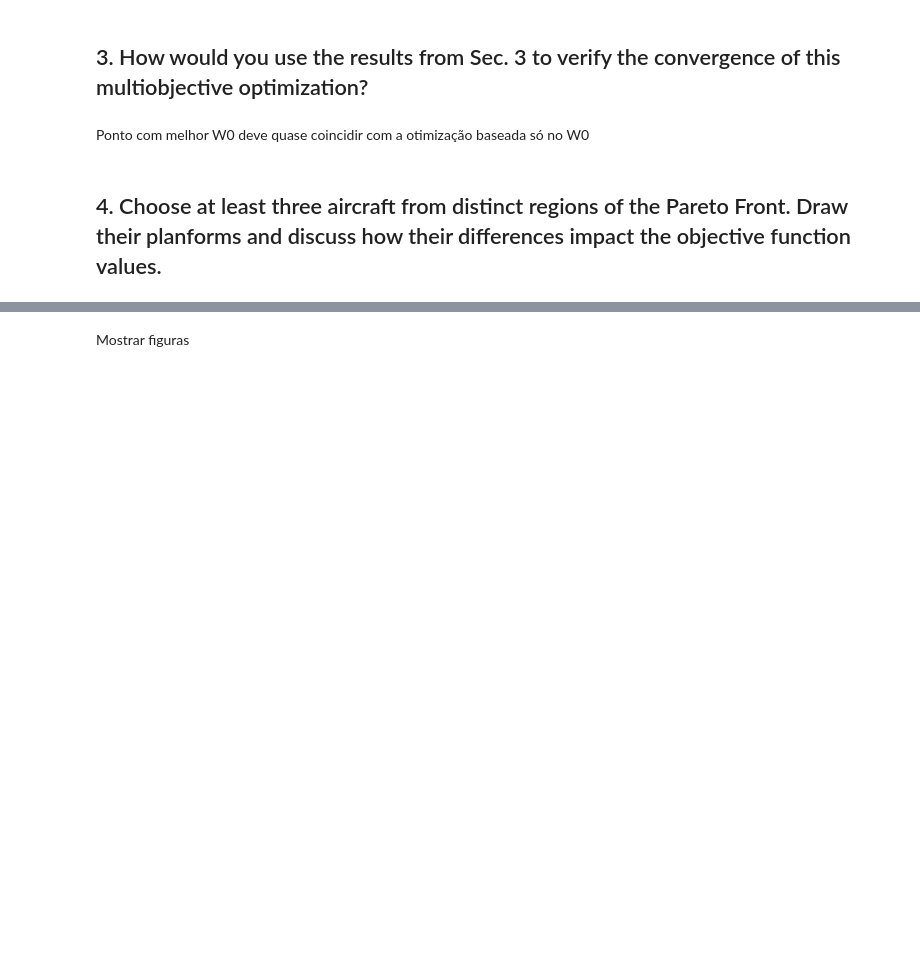
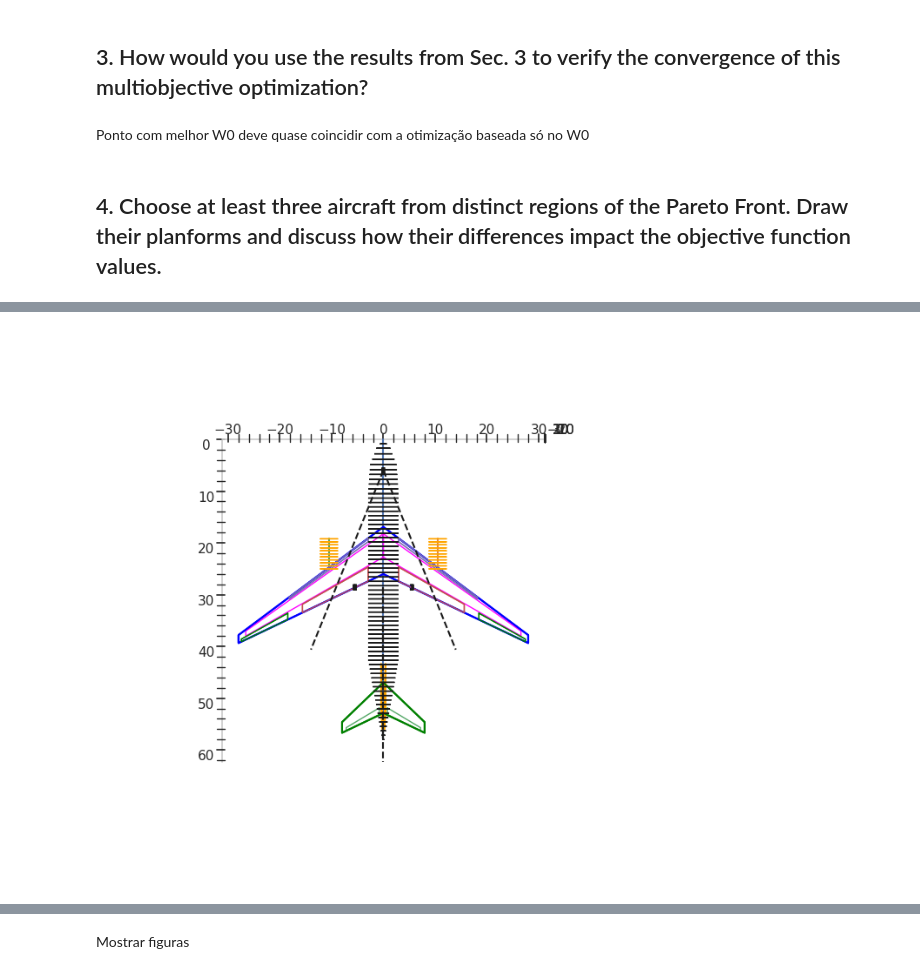
Before and after one commit to tomaztc/Tomav2, a Jupyter notebook: Lab2.ipynb, the cells around one changed output, grey strips where cells are left out. Saved outputs shown, nothing was run; the diff lists cells and outputs as text; code cells hidden in the pictures; blank space fills up the shorter version.

```diff
--- a/Lab2.ipynb
+++ b/Lab2.ipynb
@@ -623,0 +770,4 @@ tomav_inicial
+# %%
+plot_geometry(airplane_menorWf, az1=90, az2=0)
+# %% [output]
+[figure, added]
```
Also changed, not shown: parts of 23 cells of this notebook.
